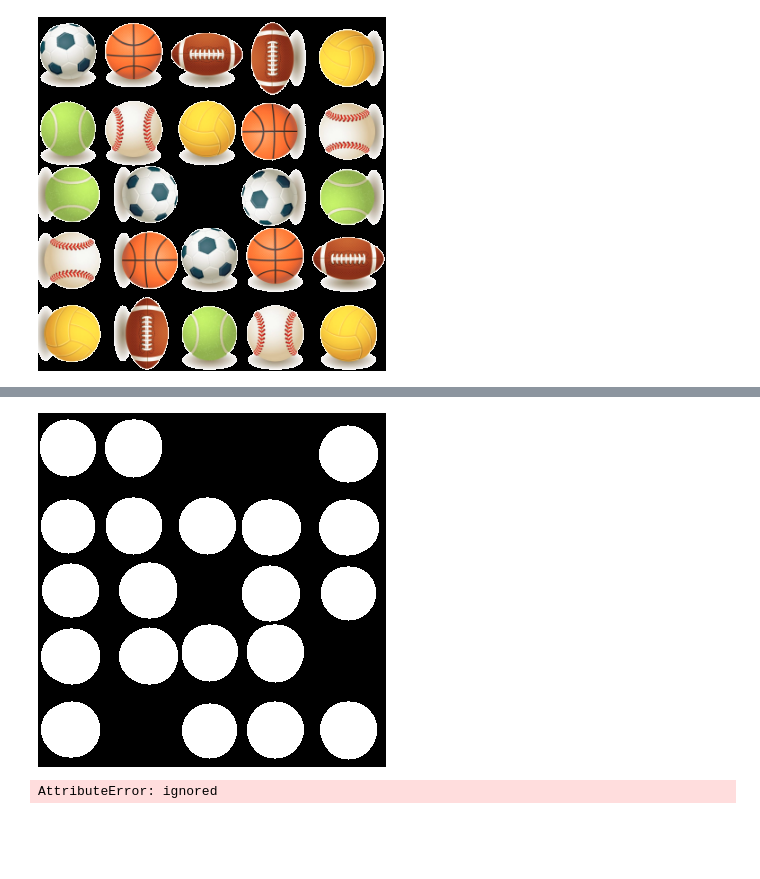
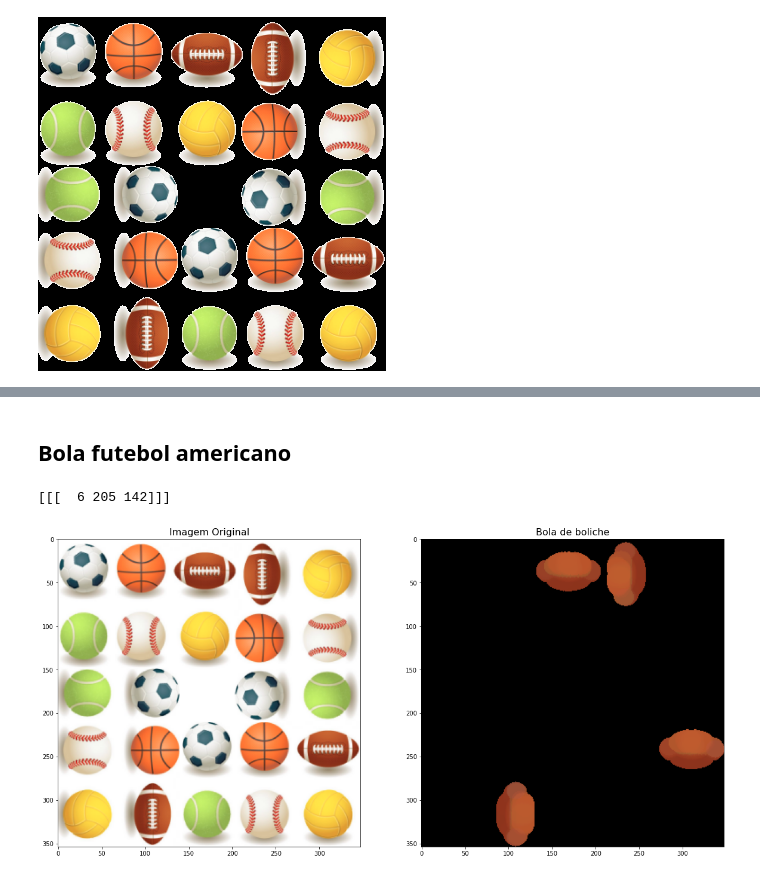
Before and after one commit to AlyssonBatista/processamento-de-imagens-m-dicas-, a Jupyter notebook: Atividade7.ipynb, the cells around one changed output, grey strips where cells are left out. Cells and saved outputs as stored; diff of their text form; code cells hidden in the pictures; blank space fills up the shorter version.

```diff
--- a/Atividade7.ipynb
+++ b/Atividade7.ipynb
@@ -813,9 +813,9 @@ from google.colab.patches import cv2_imshow
 import numpy as np
 
 # Read image
-img1 = cv2.imread("imagem2.png")
+img2 = cv2.imread("imagem2.png")
 
-gray = cv2.cvtColor(img1, cv2.COLOR_BGR2GRAY)
+gray = cv2.cvtColor(img2, cv2.COLOR_BGR2GRAY)
 
 # Threshold.
 # Set values equal to or above 220 to 0.
@@ -902,15 +860,36 @@ plt.plot()
-# %%
-kernel3 = cv2.getStructuringElement(cv2.MORPH_ELLIPSE,(53,53))
-abertura1 = cv2.morphologyEx(src2, cv2.MORPH_OPEN, kernel3)
-cv2_imshow(abertura1)
-# %% [output]
-[figure, removed]
-# %%
-fun_pref = cv2.bitwise_and(fun_pre2,fun_pre2,mask=abertura1)
-
-kernel1 = cv2.getStructuringElement(cv2.MORPH_ELi,(3,3))
-erosao1 = cv2.erode(fun_pref,kernel1,iterations = 1)
-
-cv2_imshow(erosao1)
-# %% [output]
-AttributeError: ignored
+# %% [markdown]
+## Bola futebol americano
+# %%
+hsv_azul = np.uint8([[[28,52,142]]]) #cores em BGR
+hsv_azul = cv2.cvtColor(hsv_azul,cv2.COLOR_BGR2HSV)
+print(hsv_azul)
+# %% [output]
+[[[  6 205 142]]]
+# %%
+hsv = cv2.cvtColor(img2, cv2.COLOR_BGR2HSV)
+
+upper = np.array([11 ,255,200])
+lower = np.array([1,10,10])
+
+mask6= cv2.inRange(hsv, lower, upper)
+masc = cv2.bitwise_and(img2,img2,mask=mask6)
+imagge = cv2.cvtColor(masc, cv2.COLOR_BGR2RGB)
+
+kernel = cv2.getStructuringElement(cv2.MORPH_ELLIPSE,(9,9))
+DILAS = cv2.dilate(imagge,kernel,iterations=1)
+
+kernel2 = cv2.getStructuringElement(cv2.MORPH_ELLIPSE,(25,25))
+erode = cv2.erode(DILAS,kernel2,iterations=1)
+
+kernel3 = cv2.getStructuringElement(cv2.MORPH_ELLIPSE,(21,21))
+DILAS2 = cv2.dilate(erode,kernel3,iterations=1)
+
+fig, ax = plt.subplots(1,2 , figsize=(20,12))
+
+ax[0].set_title('Imagem Original', fontsize=16)
+ax[0].imshow(imagem_BGR2)
+ax[1].set_title('Bola de boliche', fontsize=16)
+ax[1].imshow(DILAS2)
+plt.show()
+# %% [output]
+[figure, added]
```
Also changed, not shown: parts of 7 cells of this notebook.
